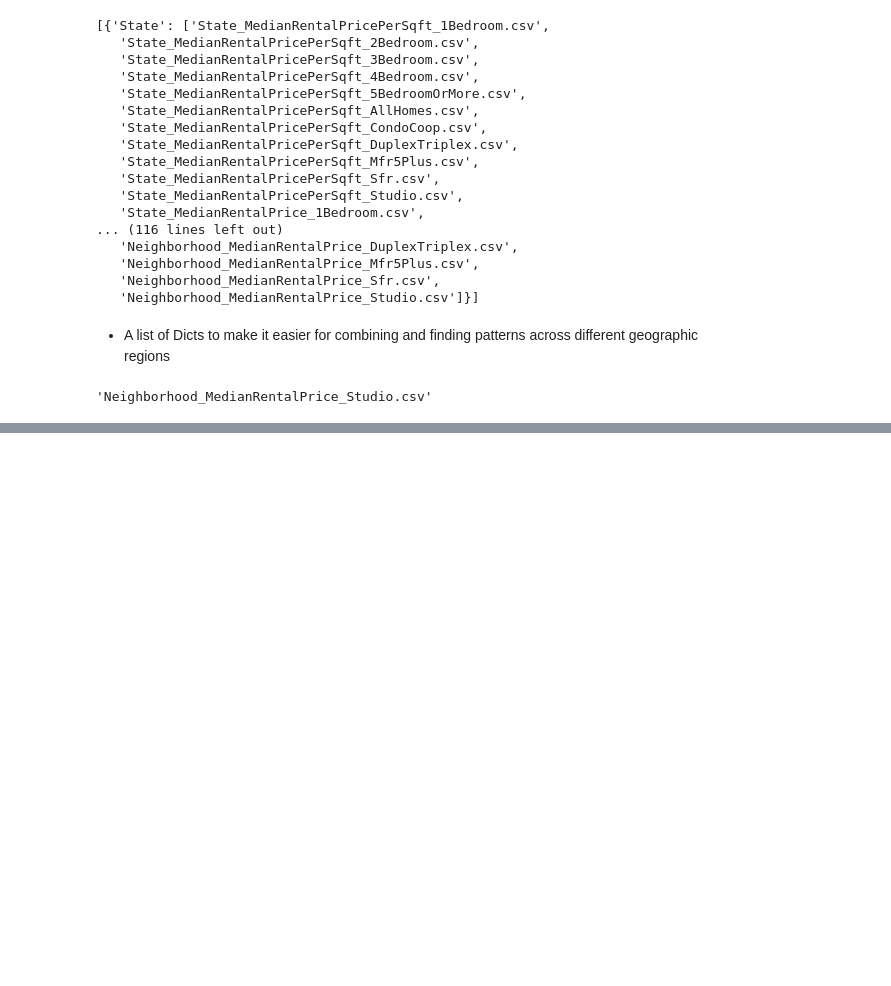
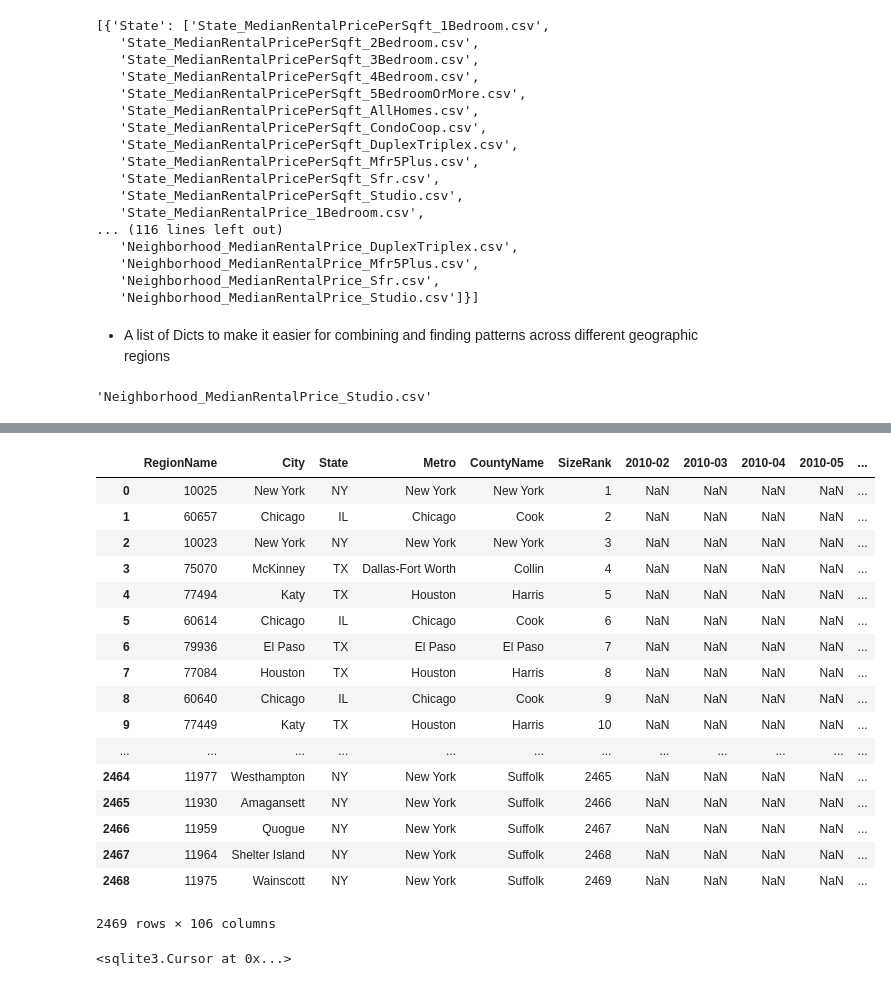
Before and after one commit to MichaelNormandyGavin/Zillow-Apartments, a Jupyter notebook: zillow_eda.ipynb, the cells around one changed output, grey strips where cells are left out. Cells and saved outputs as stored; diff of their text form; code cells hidden in the pictures; blank space fills up the shorter version.

```diff
--- a/zillow_eda.ipynb
+++ b/zillow_eda.ipynb
@@ -636,0 +617,23 @@ list(chain.from_iterable(list(dict_list[-1].values())))[-1]
+# %%
+zip_mrp_studio = pd.read_csv(os.getcwd()+'\\'+tuple(dict_list[-2].items())[0][0]+'\\'+list(chain.from_iterable(list(dict_list[-2].values())))[-2])
+# %%
+zip_mrp_studio
+# %% [output]
+|  | RegionName | City | State | Metro | CountyName | SizeRank | 2010-02 | 2010-03 | 2010-04 | 2010-05 | ... |
+| 0 | 10025 | New York | NY | New York | New York | 1 | NaN | NaN | NaN | NaN | ... |
+| 1 | 60657 | Chicago | IL | Chicago | Cook | 2 | NaN | NaN | NaN | NaN | ... |
+| 2 | 10023 | New York | NY | New York | New York | 3 | NaN | NaN | NaN | NaN | ... |
+| 3 | 75070 | McKinney | TX | Dallas-Fort Worth | Collin | 4 | NaN | NaN | NaN | NaN | ... |
+| 4 | 77494 | Katy | TX | Houston | Harris | 5 | NaN | NaN | NaN | NaN | ... |
+| 5 | 60614 | Chicago | IL | Chicago | Cook | 6 | NaN | NaN | NaN | NaN | ... |
+| 6 | 79936 | El Paso | TX | El Paso | El Paso | 7 | NaN | NaN | NaN | NaN | ... |
+| 7 | 77084 | Houston | TX | Houston | Harris | 8 | NaN | NaN | NaN | NaN | ... |
+| 8 | 60640 | Chicago | IL | Chicago | Cook | 9 | NaN | NaN | NaN | NaN | ... |
+| 9 | 77449 | Katy | TX | Houston | Harris | 10 | NaN | NaN | NaN | NaN | ... |
+| ... | ... | ... | ... | ... | ... | ... | ... | ... | ... | ... | ... |
+| 2464 | 11977 | Westhampton | NY | New York | Suffolk | 2465 | NaN | NaN | NaN | NaN | ... |
+| 2465 | 11930 | Amagansett | NY | New York | Suffolk | 2466 | NaN | NaN | NaN | NaN | ... |
+| 2466 | 11959 | Quogue | NY | New York | Suffolk | 2467 | NaN | NaN | NaN | NaN | ... |
+| 2467 | 11964 | Shelter Island | NY | New York | Suffolk | 2468 | NaN | NaN | NaN | NaN | ... |
+| 2468 | 11975 | Wainscott | NY | New York | Suffolk | 2469 | NaN | NaN | NaN | NaN | ... |
+2469 rows × 106 columns
@@ -636,0 +643,4 @@ list(chain.from_iterable(list(dict_list[-1].values())))[-1]
+# %%
+db.cursor()
+# %% [output]
+<sqlite3.Cursor at 0x...>
```
Also changed, not shown: parts of 20 cells of this notebook, 1 other file.
